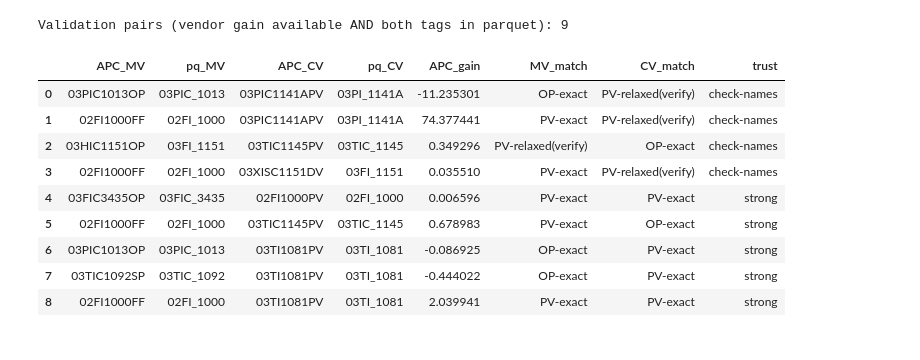
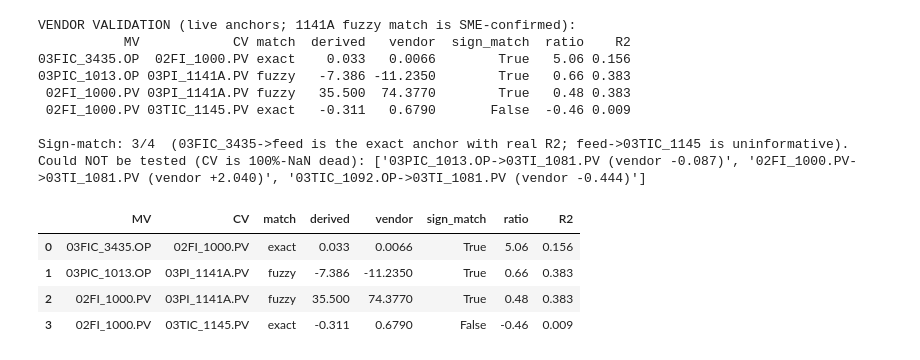
Before and after one commit to H604827/ControlActions, a Jupyter notebook: EXPERIMENTS/gain_analysis_1071.ipynb, the cells around one changed output. Saved outputs shown, nothing was run; the diff lists cells and outputs as text; code cells hidden in the pictures.

Commit message:
gain analysis

```diff
--- a/EXPERIMENTS/gain_analysis_1071.ipynb
+++ b/EXPERIMENTS/gain_analysis_1071.ipynb
@@ -137,33 +171,38 @@ CAUTION: PV-relaxed matches across instrument types can be FALSE
 # %%
-# Vendor gains where BOTH the MV and the CV map into our parquet -> the validation set.
-long = (gain_matrix.reset_index()
-        .melt(id_vars=gain_matrix.index.name or 'index', var_name='CV', value_name='gain'))
-long.columns = ['MV', 'CV', 'gain']
-long = long.dropna(subset=['gain'])
-
+# ---- test each LIVE anchor: our derived gain vs the vendor value -----------
 rows = []
-for r in long.itertuples(index=False):
-    mv_hit, mv_kind = match_to_parquet(r.MV)
-    cv_hit, cv_kind = match_to_parquet(r.CV)
-    if mv_hit and cv_hit and mv_hit != cv_hit:
-        trust = 'check-names' if 'relaxed' in (str(mv_kind) + str(cv_kind)) else 'strong'
-        rows.append((r.MV, mv_hit, r.CV, cv_hit, r.gain, mv_kind, cv_kind, trust))
-
-validation = pd.DataFrame(rows, columns=['APC_MV', 'pq_MV', 'APC_CV', 'pq_CV',
-                                         'APC_gain', 'MV_match', 'CV_match', 'trust'])
-validation = validation.sort_values('trust').reset_index(drop=True)
-print(f'Validation pairs (vendor gain available AND both tags in parquet): {len(validation)}')
-validation
+for cv in sorted({a[1] for a in VENDOR_ANCHORS if a[1] not in dead}):
+    inputs = FEED_INPUTS if cv == FEED else VAL_INPUTS     # feed-as-CV -> regress on handles only
+    gains, n, r2 = diff_gain(ts, cv, inputs, H_min=60, thin=20)
+    for mv, cvx, van, match, note in VENDOR_ANCHORS:
+        if cvx != cv or cvx in dead or mv not in gains:
+            continue
+        der = gains[mv]
+        rows.append({'MV': mv, 'CV': cv, 'match': match,
+                     'derived': round(der, 3), 'vendor': van,
+                     'sign_match': bool(np.sign(der) == np.sign(van)),
+                     'ratio': round(der / van, 2), 'R2': round(r2, 3)})
+val = pd.DataFrame(rows)
+print('VENDOR VALIDATION (live anchors; 1141A fuzzy match is SME-confirmed):')
+print(val.to_string(index=False))
+print(f"\nSign-match: {val['sign_match'].sum()}/{len(val)}  "
+      f"(03FIC_3435->feed is the exact anchor with real R2; feed->03TIC_1145 is uninformative).")
+untested = [f'{mv}->{cv} (vendor {v:+.3f})' for mv, cv, v, m, nt in VENDOR_ANCHORS if cv in dead]
+print('Could NOT be tested (CV is 100%-NaN dead):', untested)
+val
 # %% [output]
-Validation pairs (vendor gain available AND both tags in parquet): 9
+VENDOR VALIDATION (live anchors; 1141A fuzzy match is SME-confirmed):
+           MV            CV match  derived   vendor  sign_match  ratio    R2
+03FIC_3435.OP  02FI_1000.PV exact    0.033   0.0066        True   5.06 0.156
+03PIC_1013.OP 03PI_1141A.PV fuzzy   -7.386 -11.2350        True   0.66 0.383
+ 02FI_1000.PV 03PI_1141A.PV fuzzy   35.500  74.3770        True   0.48 0.383
+ 02FI_1000.PV 03TIC_1145.PV exact   -0.311   0.6790       False  -0.46 0.009
+
+Sign-match: 3/4  (03FIC_3435->feed is the exact anchor with real R2; feed->03TIC_1145 is uninformative).
+Could NOT be tested (CV is 100%-NaN dead): ['03PIC_1013.OP->03TI_1081.PV (vendor -0.087)', '02FI_1000.PV->03TI_1081.PV (vendor +2.040)', '03TIC_1092.OP->03TI_1081.PV (vendor -0.444)']
-|  | APC_MV | pq_MV | APC_CV | pq_CV | APC_gain | MV_match | CV_match | trust |
-| 0 | 03PIC1013OP | 03PIC_1013 | 03PIC1141APV | 03PI_1141A | -11.235301 | OP-exact | PV-relaxed(verify) | check-names |
-| 1 | 02FI1000FF | 02FI_1000 | 03PIC1141APV | 03PI_1141A | 74.377441 | PV-exact | PV-relaxed(verify) | check-names |
-| 2 | 03HIC1151OP | 03FI_1151 | 03TIC1145PV | 03TIC_1145 | 0.349296 | PV-relaxed(verify) | OP-exact | check-names |
-| 3 | 02FI1000FF | 02FI_1000 | 03XISC1151DV | 03FI_1151 | 0.035510 | PV-exact | PV-relaxed(verify) | check-names |
-| 4 | 03FIC3435OP | 03FIC_3435 | 02FI1000PV | 02FI_1000 | 0.006596 | PV-exact | PV-exact | strong |
-| 5 | 02FI1000FF | 02FI_1000 | 03TIC1145PV | 03TIC_1145 | 0.678983 | PV-exact | OP-exact | strong |
-| 6 | 03PIC1013OP | 03PIC_1013 | 03TI1081PV | 03TI_1081 | -0.086925 | OP-exact | PV-exact | strong |
-| 7 | 03TIC1092SP | 03TIC_1092 | 03TI1081PV | 03TI_1081 | -0.444022 | OP-exact | PV-exact | strong |
-| 8 | 02FI1000FF | 02FI_1000 | 03TI1081PV | 03TI_1081 | 2.039941 | PV-exact | PV-exact | strong |
+|  | MV | CV | match | derived | vendor | sign_match | ratio | R2 |
+| 0 | 03FIC_3435.OP | 02FI_1000.PV | exact | 0.033 | 0.0066 | True | 5.06 | 0.156 |
+| 1 | 03PIC_1013.OP | 03PI_1141A.PV | fuzzy | -7.386 | -11.2350 | True | 0.66 | 0.383 |
+| 2 | 02FI_1000.PV | 03PI_1141A.PV | fuzzy | 35.500 | 74.3770 | True | 0.48 | 0.383 |
+| 3 | 02FI_1000.PV | 03TIC_1145.PV | exact | -0.311 | 0.6790 | False | -0.46 | 0.009 |
 # %% [markdown]
```
Also changed, not shown: parts of 35 cells of this notebook, 2 other files.
